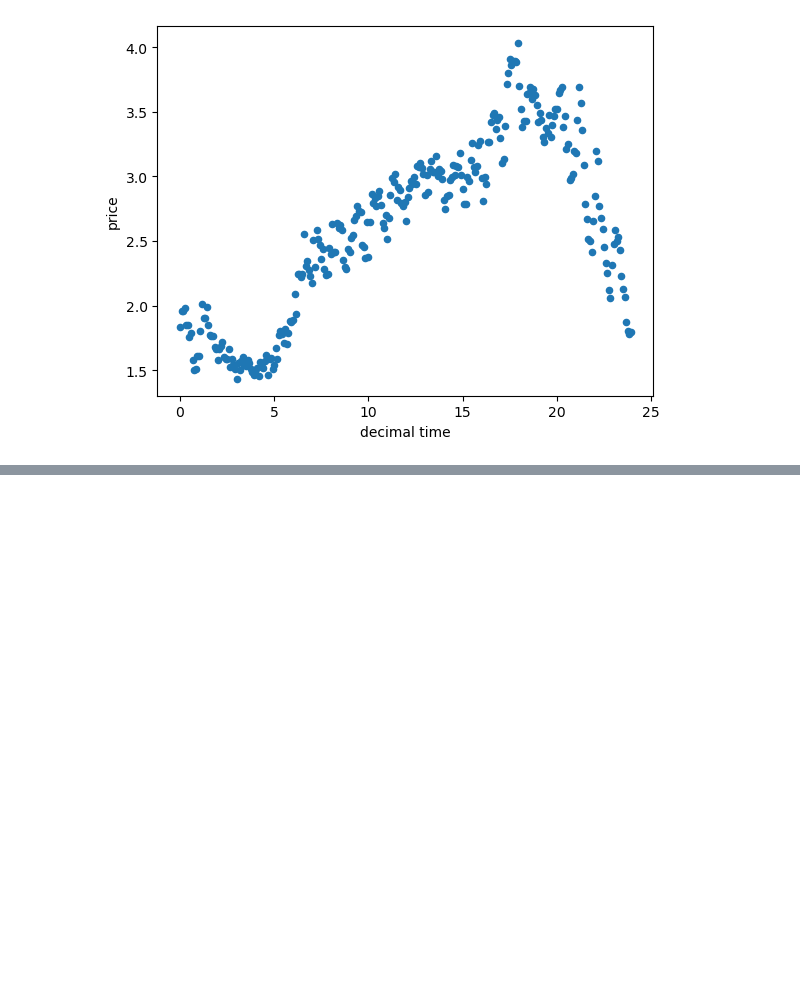
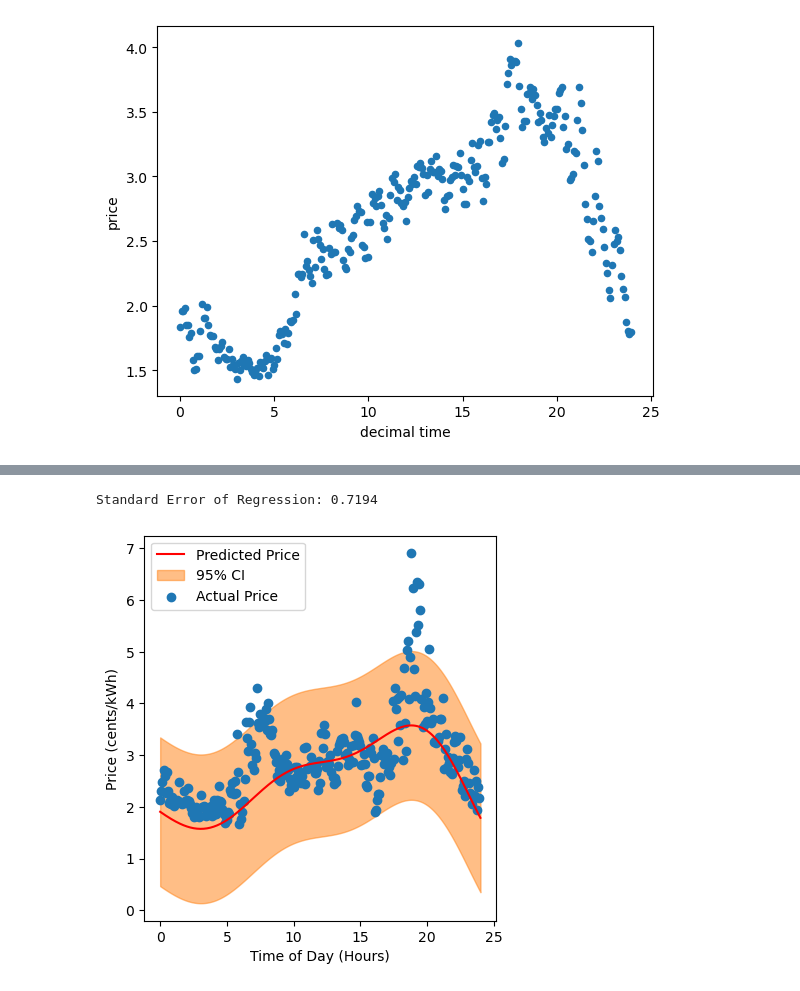
Before and after one commit to traskcon/DATA602-Project, a Jupyter notebook: DATA602-Project.ipynb, the cells around one changed output, grey strips where cells are left out. Cells and saved outputs as stored; diff of their text form; code cells hidden in the pictures; blank space fills up the shorter version.

```diff
--- a/DATA602-Project.ipynb
+++ b/DATA602-Project.ipynb
@@ -142,0 +255,20 @@ Coefficient of Correlation for simple sinusoidal model: 0.8484
+# %%
+test_day_df = test_df.groupby(["decimal time"], as_index=False).mean()
+x = np.linspace(0,24,288) #288 5-minute samples in a day
+p_x = adv_sinusoid(x, *cof) #Predicted values (p(x))
+residuals = test_day_df["price"] - p_x
+standard_error = (np.sum(residuals**2)/(len(residuals)-2))**0.5
+
+plt.figure(figsize=(10,5))
+plt.subplot(121)
+plt.plot(x, p_x,"r", label="Predicted Price")
+plt.fill_between(x, p_x + 2*standard_error, p_x - 2*standard_error, alpha=0.5, label="95% CI", color="tab:orange")
+plt.scatter(test_day_df["decimal time"], test_day_df["price"], label="Actual Price", color="tab:blue")
+plt.xlabel("Time of Day (Hours)")
+plt.ylabel("Price (cents/kWh)")
+plt.legend()
+
+print("Standard Error of Regression: {:.4f}".format(standard_error))
+# %% [output]
+Standard Error of Regression: 0.7194
+[figure, added]
```
Also changed, not shown: parts of 12 cells of this notebook.
